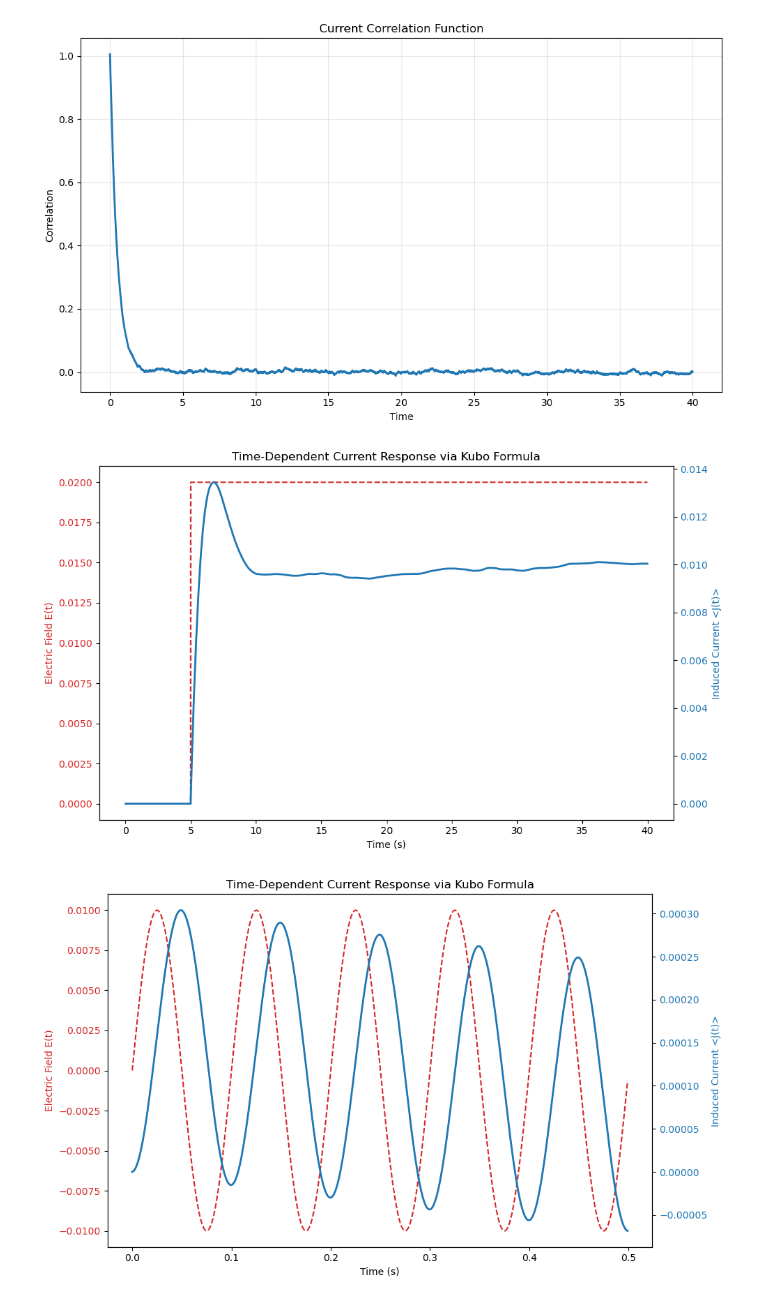
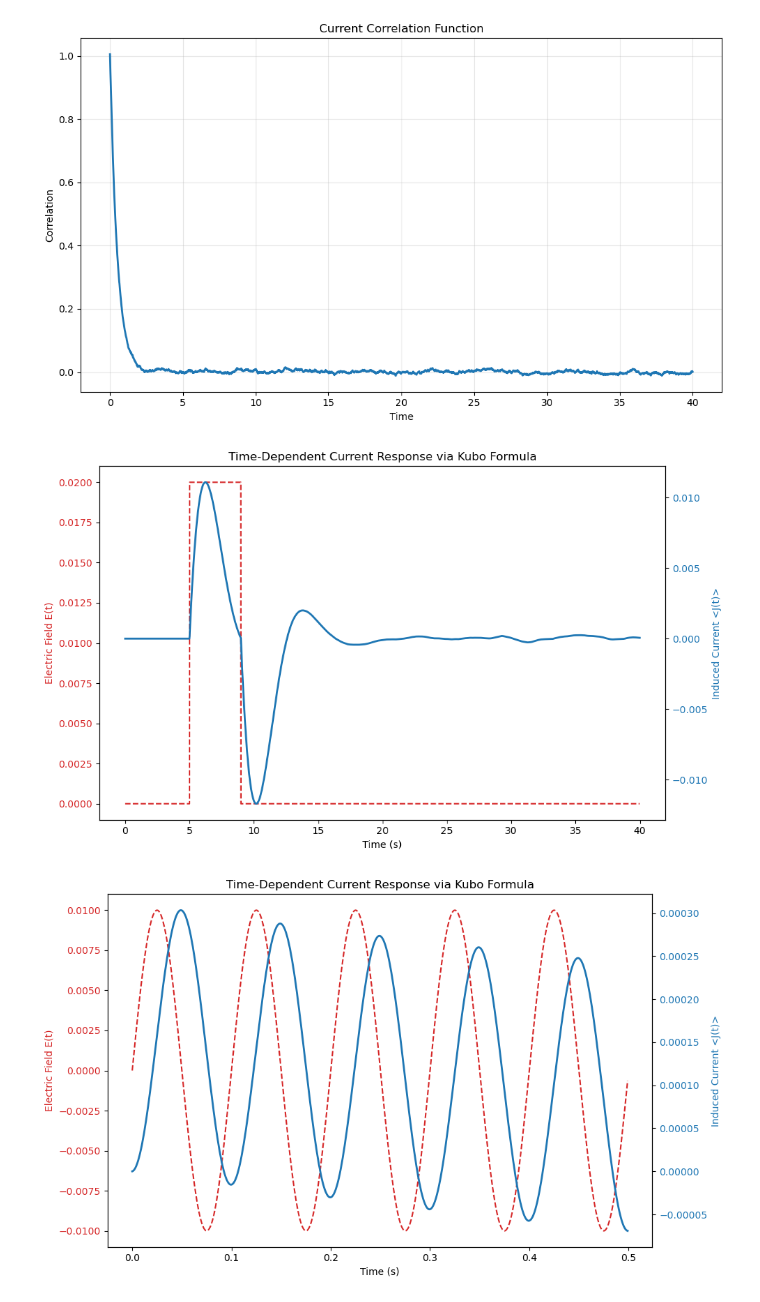
Before and after one commit to zekio1412/simulation, a Jupyter notebook: presentation_simulation.ipynb, the cells around one changed output. Drawn from its saved outputs; the diff is of its cells as text; code cells hidden in the pictures.

```diff
--- a/presentation_simulation.ipynb
+++ b/presentation_simulation.ipynb
@@ -91,7 +91,7 @@ k_B = 1.0  # Boltzmann constant (dimensionless in k_B*T scaling)
 T = 1.0    # Temperature (dimensionless in k_B*T scaling)
 
 # Physical parameters
-gamma = 1  # Friction coefficient (scaled appropriately)
+gamma = 0.5  # Friction coefficient (scaled appropriately)
 period = 2 * np.pi  # Period for periodic boundary conditions
 dt = 0.01  # Time step (in appropriate units)
 
@@ -104,8 +104,8 @@ def sample_initial_conditions(num_samples):
     print(f"Equilibration completed for {num_samples} samples.")
     return q_tempo, p_tempo
 
-num_steps = 4000  # Number of steps to simulate
-num_samples = 40000  # Number of samples for correlation
+num_steps = 15000  # Number of steps to simulate
+num_samples = 50000  # Number of samples for correlation
 system = LangevinSystem(dHdq, dHdp, gamma=gamma, k_B=k_B, T=T)
 q0, p0 = sample_initial_conditions(num_samples)
 
@@ -130,6 +130,7 @@ plt.plot(times, j_correlation, linewidth=2)
 plt.title('Current Correlation Function')
 plt.xlabel('Time')
 plt.ylabel('Correlation')
+plt.xlim(0, 15)
 plt.grid(True, alpha=0.3)
 
 plt.tight_layout()
@@ -273,7 +330,7 @@ def current_A(q, p):
     return  p  # J = p
 
 def dHdq(q, p):
-    return np.sin(q)  # potential energy gradient
+    return q  # potential energy gradient
 def dHdp(q, p):
     return p  # kinetic energy gradient
 
@@ -291,10 +348,10 @@ def sample_initial_conditions(num_samples):
     return q_tempo, p_tempo
 
 def electric_field(t):
-    if t < 5:
-        return 0  # Constant electric field for t < 5s
+    if  5 < t < 5 + 4:
+        return 0.02
     else:
-        return 0.02 # Constant electric field for t >= 20s
+        return 0
 
 num_steps = 4000  # Number of steps to simulate
 num_samples = 40000  # Number of samples for correlation
@@ -312,34 +369,34 @@ E_t = np.array([electric_field(t) for t in times])
 # --- 3. 久保公式に基づく応答関数 σ(t) の作成 ---
 # 線形応答理論では、相関関数を k_B * T で割る必要があります
 response_function = j_correlation / (k_B * T)
 
 # --- 4. 畳み込み積分の実行 ---
 # np.convolve で -inf から t までの積分を一括計算します
 # dt を掛けることで、単なる配列の和ではなく「積分」になります
 J_t = np.convolve(E_t, response_function, mode='full')[:num_steps] * dt
 
 # --- 5. プロット（原因である電場と、結果である電流を左右の軸で比較） ---
 fig, ax1 = plt.subplots(figsize=(10, 6))
 
 # 左軸：電場 E(t) （赤の破線）
 color = 'tab:red'
 ax1.set_xlabel('Time (s)')
 ax1.set_ylabel('Electric Field E(t)', color=color)
 ax1.plot(times, E_t, color=color, linestyle='--', label='Electric Field')
 ax1.tick_params(axis='y', labelcolor=color)  # 電場のON/OFFを見やすくするための調整
 
 # 右軸：電流応答 <J(t)> （青の実線）
 ax2 = ax1.twinx()
 color = 'tab:blue'
 ax2.set_ylabel('Induced Current <J(t)>', color=color)
 ax2.plot(times, J_t, color=color, linewidth=2, label='Current Response')
 ax2.tick_params(axis='y', labelcolor=color)
 
 plt.title('Time-Dependent Current Response via Kubo Formula')
 fig.tight_layout()
 plt.show()
 # %% [output]
-[figure, old version]
+[figure, new version]
 # %%
 import numpy as np
 import matplotlib.pyplot as plt
```
Also changed, not shown: parts of 4 cells of this notebook, 2 other files.
